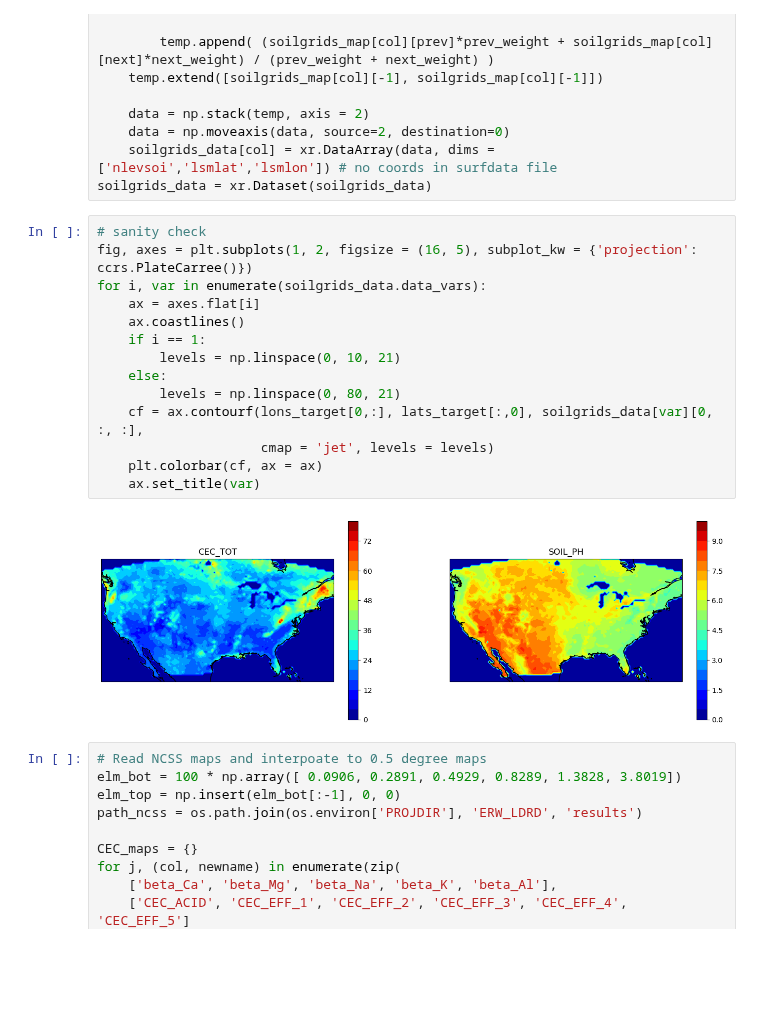
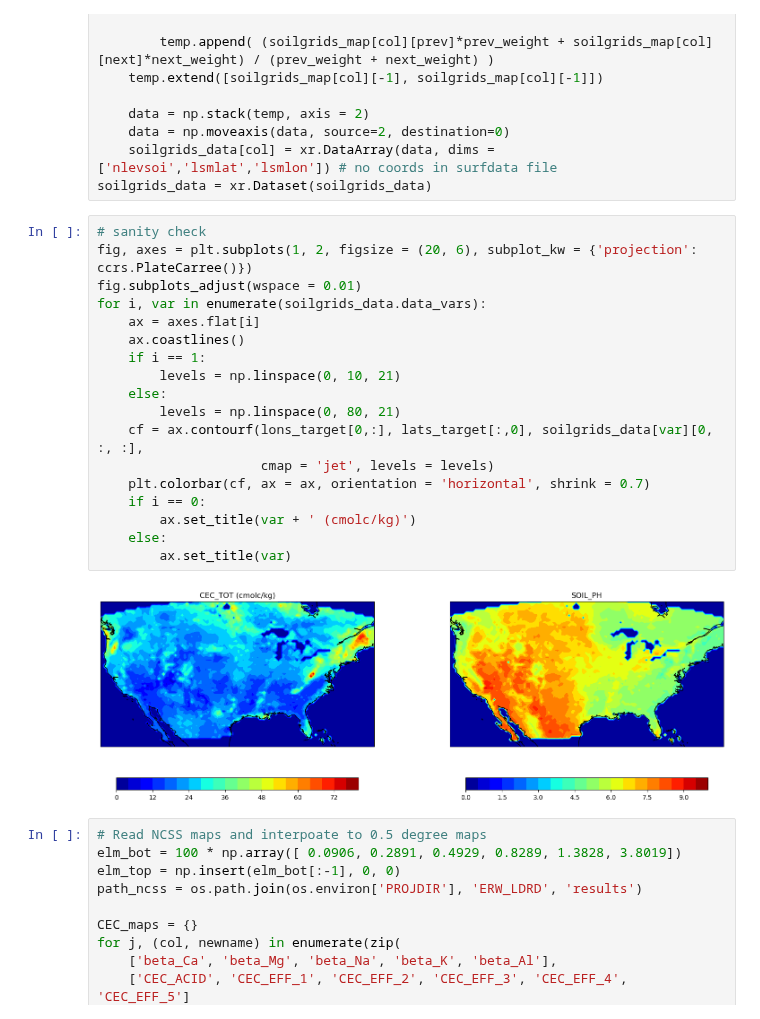
Before and after one commit to ypwong22/erw_scripts, a Jupyter notebook: create_surfdata_CONUS.ipynb, the cells around one changed output. Saved outputs shown, nothing was run; the diff lists cells and outputs as text; blank space fills up the shorter version.

Commit message:
updated graphs

```diff
--- a/create_surfdata_CONUS.ipynb
+++ b/create_surfdata_CONUS.ipynb
@@ -91,20 +91,24 @@ for col in soilgrids_map.keys():
 soilgrids_data = xr.Dataset(soilgrids_data)
 # %%
 # sanity check
-fig, axes = plt.subplots(1, 2, figsize = (16, 5), subplot_kw = {'projection': ccrs.PlateCarree()})
+fig, axes = plt.subplots(1, 2, figsize = (20, 6), subplot_kw = {'projection': ccrs.PlateCarree()})
+fig.subplots_adjust(wspace = 0.01)
 for i, var in enumerate(soilgrids_data.data_vars):
     ax = axes.flat[i]
     ax.coastlines()
     if i == 1:
         levels = np.linspace(0, 10, 21)
     else:
         levels = np.linspace(0, 80, 21)
     cf = ax.contourf(lons_target[0,:], lats_target[:,0], soilgrids_data[var][0, :, :],
                      cmap = 'jet', levels = levels)
-    plt.colorbar(cf, ax = ax)
-    ax.set_title(var)
+    plt.colorbar(cf, ax = ax, orientation = 'horizontal', shrink = 0.7)
+    if i == 0:
+        ax.set_title(var + ' (cmolc/kg)')
+    else:
+        ax.set_title(var)
 # %% [output]
-[figure, old version]
+[figure, new version]
 # %%
 # Read NCSS maps and interpoate to 0.5 degree maps
 elm_bot = 100 * np.array([ 0.0906, 0.2891, 0.4929, 0.8289, 1.3828, 3.8019])
```
Also changed, not shown: 21 other files.
